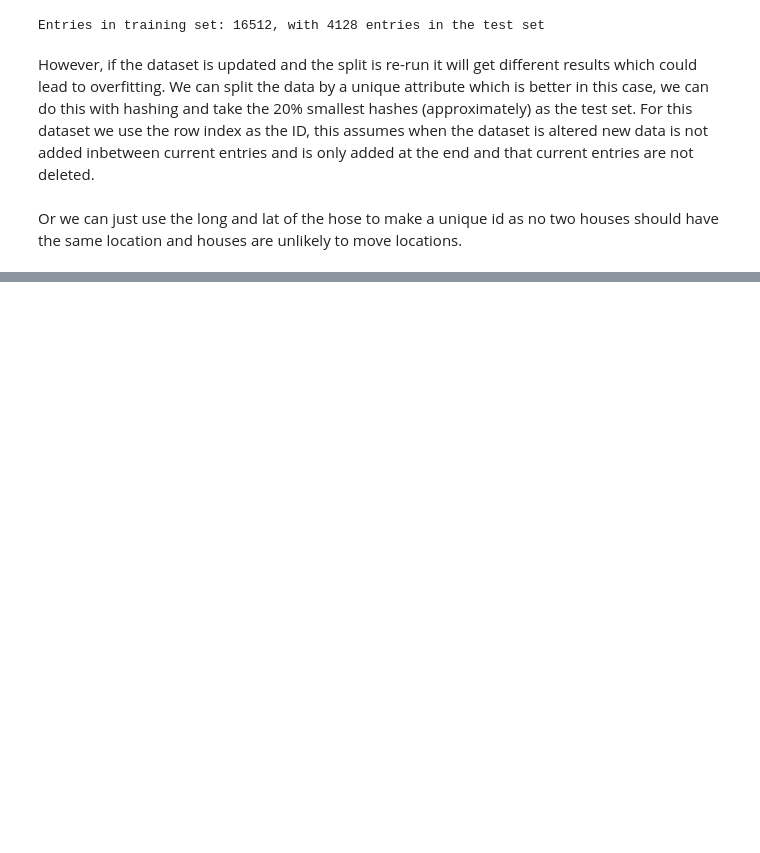
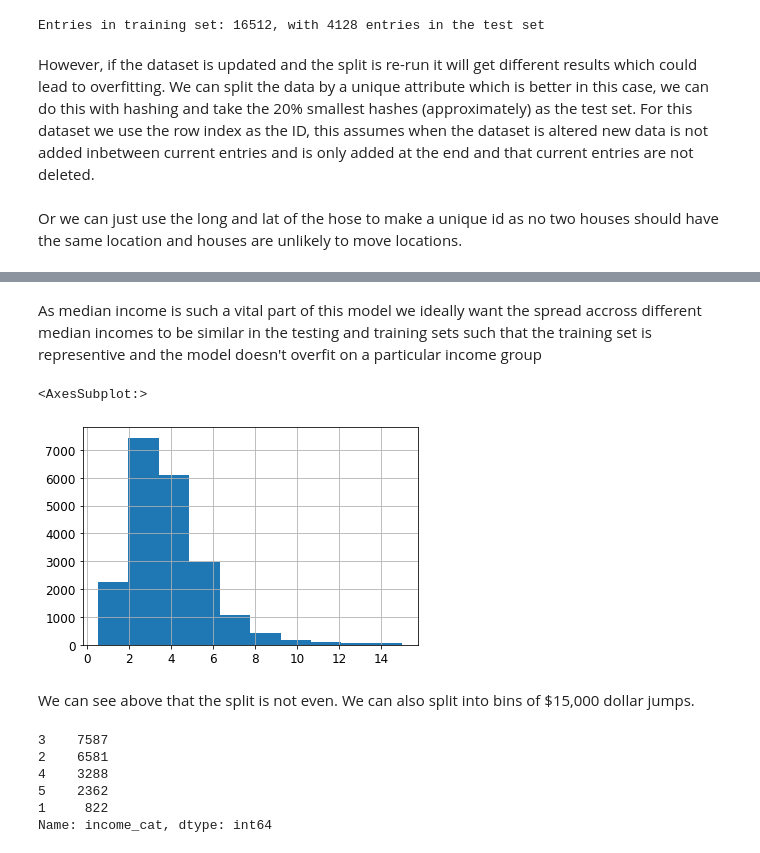
Before and after one commit to wjsavage/handson-ml-1, a Jupyter notebook: handson-ml-1.ipynb, the cells around one changed output, grey strips where cells are left out. Saved outputs shown, nothing was run; the diff lists cells and outputs as text; code cells hidden in the pictures; blank space fills up the shorter version.

Commit message:
Finished splitting the data

```diff
--- a/handson-ml-1.ipynb
+++ b/handson-ml-1.ipynb
@@ -190,3 +190,12 @@ test_set.head()
 from sklearn.model_selection import train_test_split
 
 train_set, test_set = train_test_split(housing, test_size=0.2, random_state=42)
+# %% [markdown]
+As median income is such a vital part of this model we ideally want the spread accross different median incomes to be similar in the testing and training sets such that the training set is representive and the model doesn't overfit on a particular income group
+# %%
+housing['median_income'].hist()
+# %% [output]
+<AxesSubplot:>
+[figure, added]
+# %% [markdown]
+We can see above that the split is not even. We can also split into bins of $15,000 dollar jumps.
@@ -192,0 +204,9 @@ train_set, test_set = train_test_split(housing, test_size=0.2, random_state=42)
+# %%
+housing['income_cat'].value_counts()
+# %% [output]
+3    7587
+2    6581
+4    3288
+5    2362
+1     822
+Name: income_cat, dtype: int64
```
Also changed, not shown: parts of 13 cells of this notebook.
